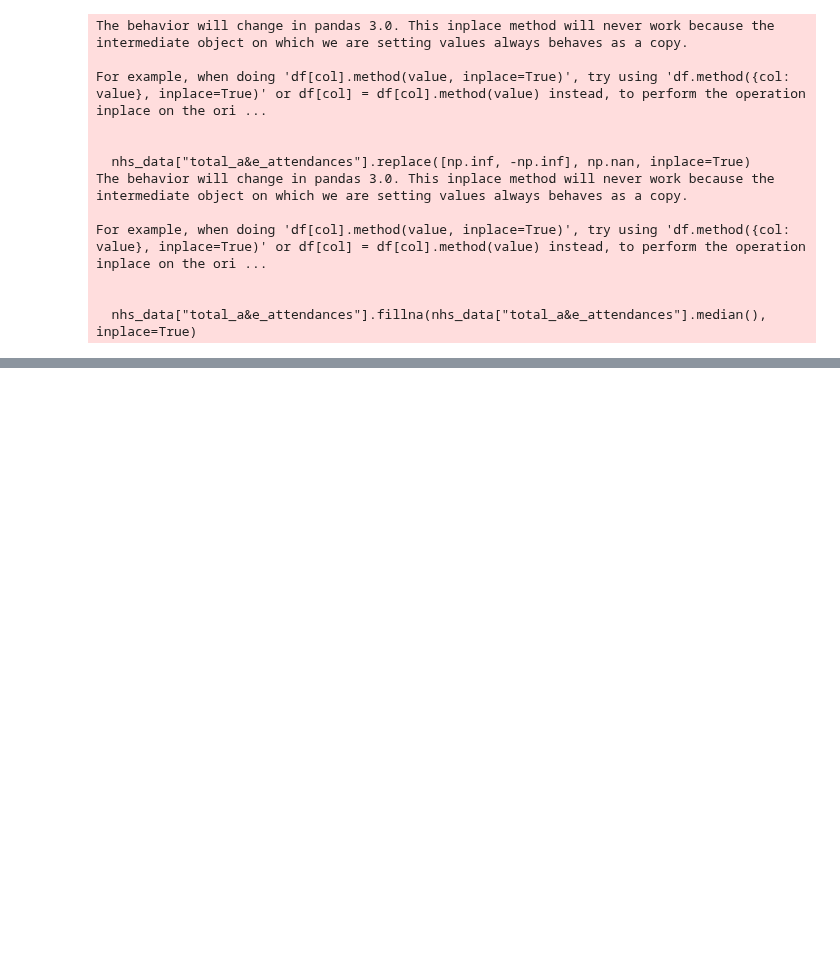
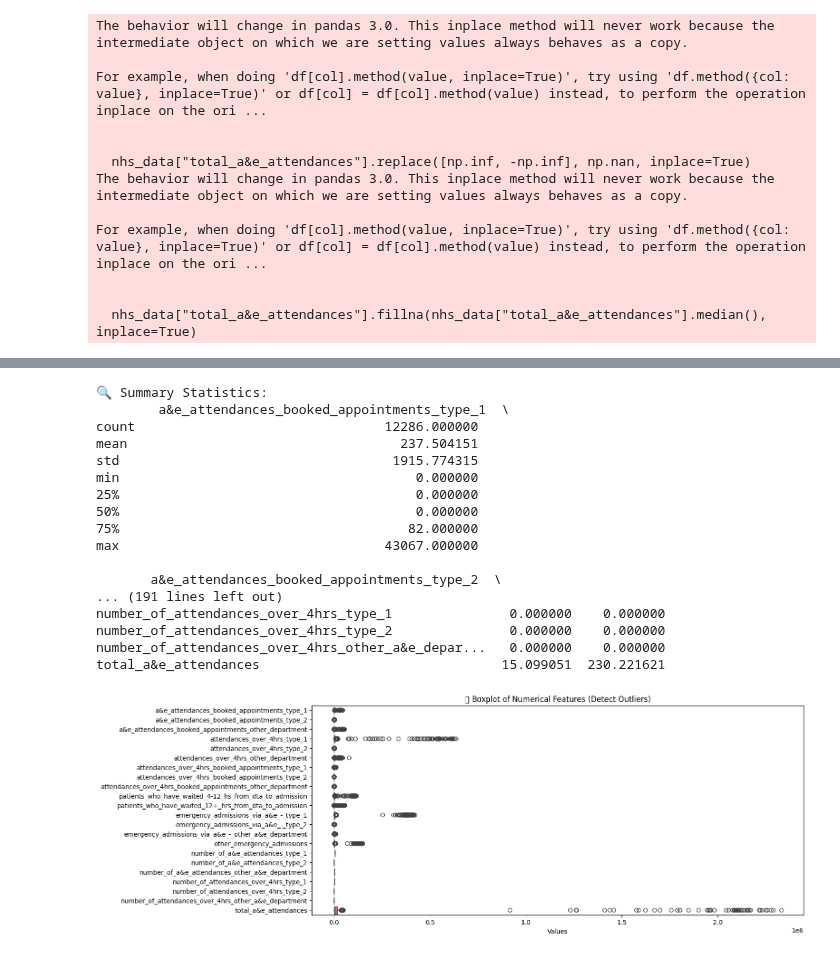
Before and after one commit to sophieboyle1/Final-Year-Project, a Jupyter notebook: src/predictions.ipynb, the cells around one changed output, grey strips where cells are left out. Saved outputs shown, nothing was run; the diff lists cells and outputs as text; code cells hidden in the pictures; blank space fills up the shorter version.

Commit message:
implemnented Exploratory Data Analysis for my ML process

```diff
--- a/src/predictions.ipynb
+++ b/src/predictions.ipynb
@@ -178,0 +137,44 @@ print(nhs_data.sample(10))
+# %%
+import pandas as pd
+import numpy as np
+import matplotlib.pyplot as plt
+import seaborn as sns
+from scipy.stats import skew, kurtosis
+
+# Display summary statistics
+summary_stats = nhs_data.describe()
+print("🔍 Summary Statistics:\n", summary_stats)
+
+# Check skewness and kurtosis
+skewness = nhs_data.skew(numeric_only=True)
+kurt = nhs_data.kurtosis(numeric_only=True)
+
+# Combine into DataFrame
+distribution_metrics = pd.DataFrame({"Skewness": skewness, "Kurtosis": kurt})
+print("\n🔍 Skewness & Kurtosis:\n", distribution_metrics)
+
+# Visualize distributions with boxplots
+plt.figure(figsize=(14, 6))
+sns.boxplot(data=nhs_data.select_dtypes(include=[np.number]), orient="h")
+plt.title("📊 Boxplot of Numerical Features (Detect Outliers)")
+plt.xlabel("Values")
+plt.show()
+# %% [output]
+🔍 Summary Statistics:
+        a&e_attendances_booked_appointments_type_1  \
+count                                12286.000000
+mean                                   237.504151
+std                                   1915.774315
+min                                      0.000000
+25%                                      0.000000
+50%                                      0.000000
+75%                                     82.000000
+max                                  43067.000000
+
+       a&e_attendances_booked_appointments_type_2  \
+... (191 lines left out)
+number_of_attendances_over_4hrs_type_1               0.000000    0.000000
+number_of_attendances_over_4hrs_type_2               0.000000    0.000000
+number_of_attendances_over_4hrs_other_a&e_depar...   0.000000    0.000000
+total_a&e_attendances                               15.099051  230.221621
+[figure, added]
```
Also changed, not shown: parts of 2 cells of this notebook.
